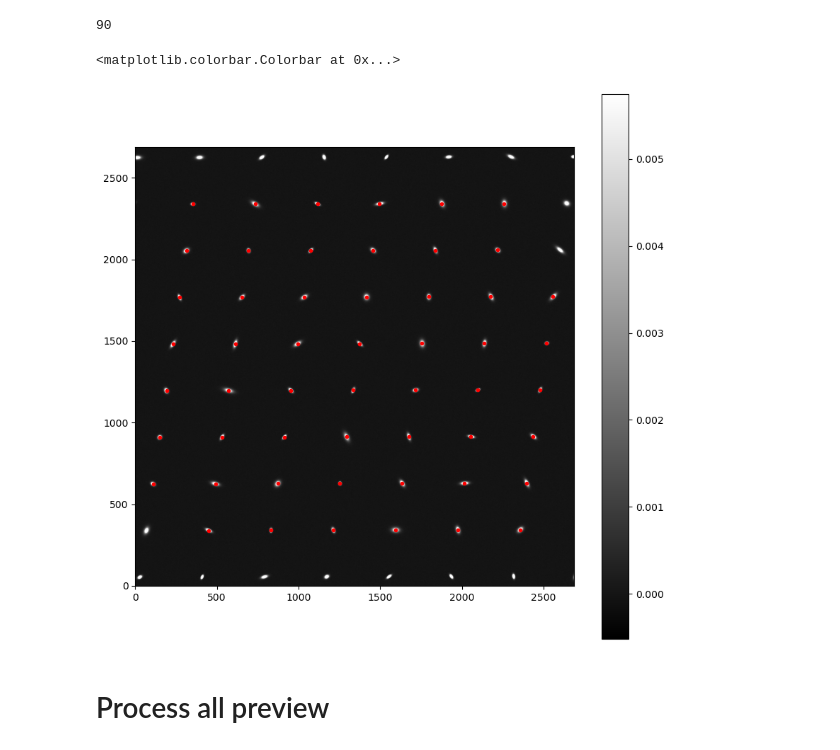
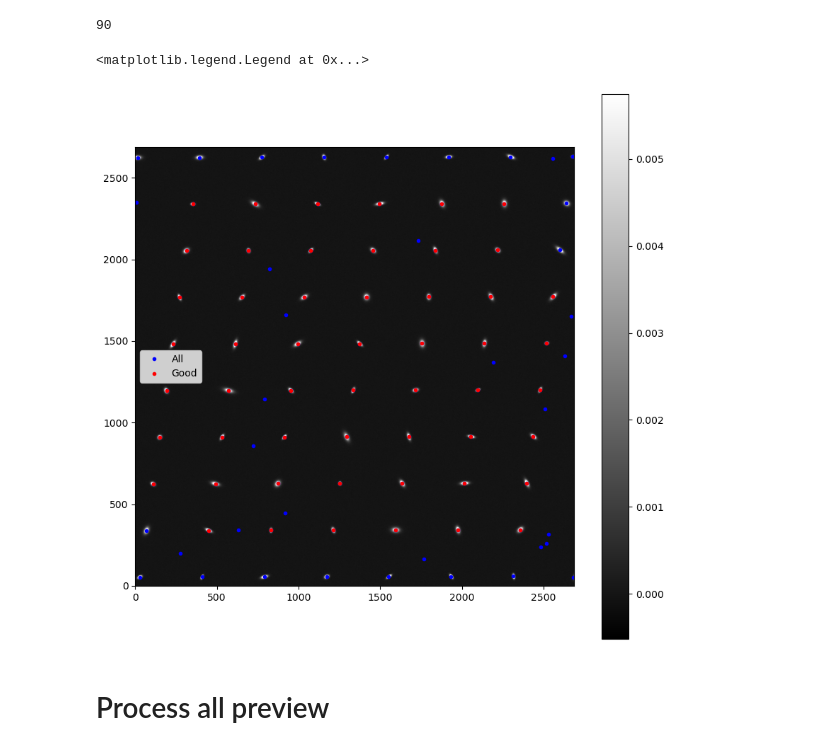
Before and after one commit to Roman-HLIS-Cosmology-PIT/tutorial-metadetect, a Jupyter notebook: notebooks/run_metadetect_on_imcom.ipynb, the cells around one changed output. Drawn from its saved outputs; the diff is of its cells as text; code cells hidden in the pictures.

```diff
--- a/notebooks/run_metadetect_on_imcom.ipynb
+++ b/notebooks/run_metadetect_on_imcom.ipynb
@@ -382,14 +382,16 @@ m_good = (res["noshear"]["wmom_s2n"] > 10) & (res["noshear"]["wmom_T_ratio"] > 0
 # %%
 plt.figure(figsize=(10, 10))
 img = f[0] + noise
 m_img = np.mean(img)
 s_img = np.std(img)
 plt.imshow(img, origin='lower', cmap='gray', vmin=max(np.min(img), m_img - 5 * s_img), vmax=m_img + 5 * s_img)
-plt.plot(res["noshear"]["sx_col"][m_good], res["noshear"]["sx_row"][m_good], "r.")
+plt.plot(res["noshear"]["sx_col"], res["noshear"]["sx_row"], "b.", label="All")
+plt.plot(res["noshear"]["sx_col"][m_good], res["noshear"]["sx_row"][m_good], "r.", label="Good")
 plt.colorbar()
+plt.legend()
 # %% [output]
-<matplotlib.colorbar.Colorbar at 0x...>
+<matplotlib.legend.Legend at 0x...>
-[figure, old version]
+[figure, new version]
 # %% [markdown]
 # Process all preview
 # %%
```
